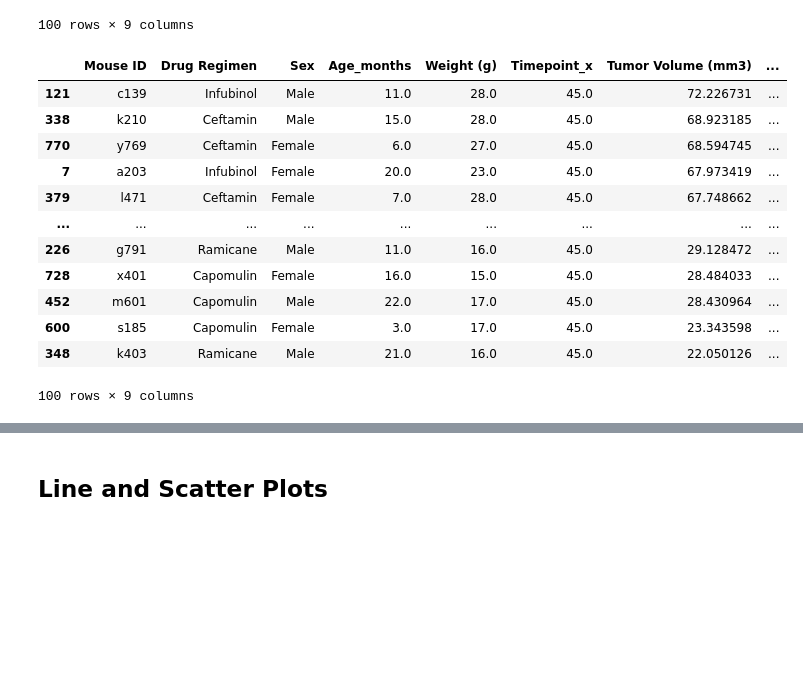
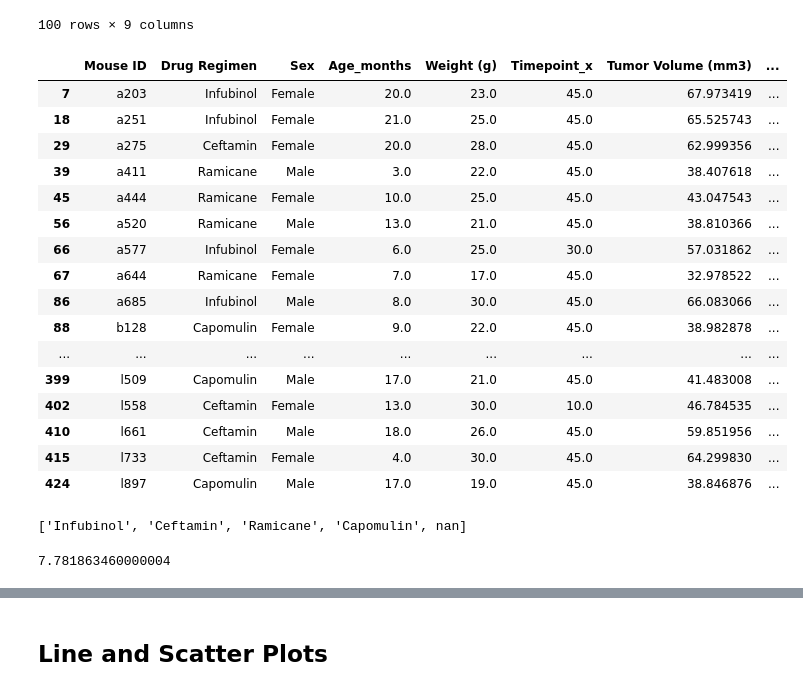
Before and after one commit to pasco27/matplotlib_homework, a Jupyter notebook: pymaceuticals_pascarella1.ipynb, the cells around one changed output, grey strips where cells are left out. Cells and saved outputs as stored; diff of their text form; code cells hidden in the pictures; blank space fills up the shorter version.

```diff
--- a/pymaceuticals_pascarella1.ipynb
+++ b/pymaceuticals_pascarella1.ipynb
@@ -342,19 +342,24 @@ four_outlier_data_clean
 100 rows × 9 columns
 # %%
 four_outlier_data_clean.sort_values(by='Tumor Volume (mm3)', ascending=False)
+four_outlier_data_clean.head(50)
 # %% [output]
 |  | Mouse ID | Drug Regimen | Sex | Age_months | Weight (g) | Timepoint_x | Tumor Volume (mm3) | ... |
-| 121 | c139 | Infubinol | Male | 11.0 | 28.0 | 45.0 | 72.226731 | ... |
-| 338 | k210 | Ceftamin | Male | 15.0 | 28.0 | 45.0 | 68.923185 | ... |
-| 770 | y769 | Ceftamin | Female | 6.0 | 27.0 | 45.0 | 68.594745 | ... |
 | 7 | a203 | Infubinol | Female | 20.0 | 23.0 | 45.0 | 67.973419 | ... |
-| 379 | l471 | Ceftamin | Female | 7.0 | 28.0 | 45.0 | 67.748662 | ... |
+| 18 | a251 | Infubinol | Female | 21.0 | 25.0 | 45.0 | 65.525743 | ... |
+| 29 | a275 | Ceftamin | Female | 20.0 | 28.0 | 45.0 | 62.999356 | ... |
+| 39 | a411 | Ramicane | Male | 3.0 | 22.0 | 45.0 | 38.407618 | ... |
+| 45 | a444 | Ramicane | Female | 10.0 | 25.0 | 45.0 | 43.047543 | ... |
+| 56 | a520 | Ramicane | Male | 13.0 | 21.0 | 45.0 | 38.810366 | ... |
+| 66 | a577 | Infubinol | Female | 6.0 | 25.0 | 30.0 | 57.031862 | ... |
+| 67 | a644 | Ramicane | Female | 7.0 | 17.0 | 45.0 | 32.978522 | ... |
+| 86 | a685 | Infubinol | Male | 8.0 | 30.0 | 45.0 | 66.083066 | ... |
+| 88 | b128 | Capomulin | Female | 9.0 | 22.0 | 45.0 | 38.982878 | ... |
 | ... | ... | ... | ... | ... | ... | ... | ... | ... |
-| 226 | g791 | Ramicane | Male | 11.0 | 16.0 | 45.0 | 29.128472 | ... |
-| 728 | x401 | Capomulin | Female | 16.0 | 15.0 | 45.0 | 28.484033 | ... |
-| 452 | m601 | Capomulin | Male | 22.0 | 17.0 | 45.0 | 28.430964 | ... |
-| 600 | s185 | Capomulin | Female | 3.0 | 17.0 | 45.0 | 23.343598 | ... |
-| 348 | k403 | Ramicane | Male | 21.0 | 16.0 | 45.0 | 22.050126 | ... |
+| 399 | l509 | Capomulin | Male | 17.0 | 21.0 | 45.0 | 41.483008 | ... |
+| 402 | l558 | Ceftamin | Female | 13.0 | 30.0 | 10.0 | 46.784535 | ... |
+| 410 | l661 | Ceftamin | Male | 18.0 | 26.0 | 45.0 | 59.851956 | ... |
+| 415 | l733 | Ceftamin | Female | 4.0 | 30.0 | 45.0 | 64.299830 | ... |
+| 424 | l897 | Capomulin | Male | 17.0 | 19.0 | 45.0 | 38.846876 | ... |
-100 rows × 9 columns
 # %%
 # Put treatments into a list for for loop (and later for plot labels)
@@ -389,0 +381,54 @@ upper_bound = Q3 + (1.5*iqr)
+# %%
+# Put treatments into a list for for loop (and later for plot labels)
+treatments = four_outlier_data["Drug Regimen"].unique().tolist()
+treatments
+# %% [output]
+['Infubinol', 'Ceftamin', 'Ramicane', 'Capomulin', nan]
+# %%
+# Create empty list to fill with tumor vol data (for plotting)
+#tumor_vol = []
+
+#??????
+# Calculate the IQR and quantitatively determine if there are any potential outliers.
+
+
+
+    # Locate the rows which contain mice on each drug and get the tumor volumes
+#### not sure what this means but I can snag the column of tumor size with .to_list()
+tumor_size_capomulin = four_outlier_data_clean.loc[four_outlier_data_clean['Drug Regimen']=='Capomulin', 'Tumor Volume (mm3)']
+type(tumor_size_capomulin)
+
+tumor_size_infubinol = four_outlier_data_clean.loc[four_outlier_data_clean['Drug Regimen']=='Infubinol', 'Tumor Volume (mm3)']
+tumor_size_ceftamin = four_outlier_data_clean.loc[four_outlier_data_clean['Drug Regimen']=='Ceftamin', 'Tumor Volume (mm3)']
+tumor_size_ramicane = four_outlier_data_clean.loc[four_outlier_data_clean['Drug Regimen']=='Ramicane', 'Tumor Volume (mm3)']
+
+    # add subset
+
+quarts_capomulin = tumor_size_capomulin.quantile([.25,.5,.75])
+#quarts_infubinol
+#quarts_ceftamin
+#quarts_ramicane
+
+    # Determine outliers using upper and lower bounds
+Q1_capomulin = quarts_capomulin[0.25]
+Q3_capomulin = quarts_capomulin[0.75]
+IQR_capomulin = Q3_capomulin - Q1_capomulin
+
+#lower_bound = Q1 - (1.5*iqr)
+#upper_bound = Q3 + (1.5*iqr)
+
+
+# quantiles = temperatures.quantile([.25,.5,.75])
+# quantiles
+
+# Q1 = quantiles[0.25]
+# Q3 = quantiles[0.75]
+# iqr = Q3 - Q1
+
+
+# lower_bound = Q1 - (1.5*iqr)
+# upper_bound = Q3 + (1.5*iqr)
+
+IQR_capomulin
+# %% [output]
+7.781863460000004
```
Also changed, not shown: parts of 4 cells of this notebook.
